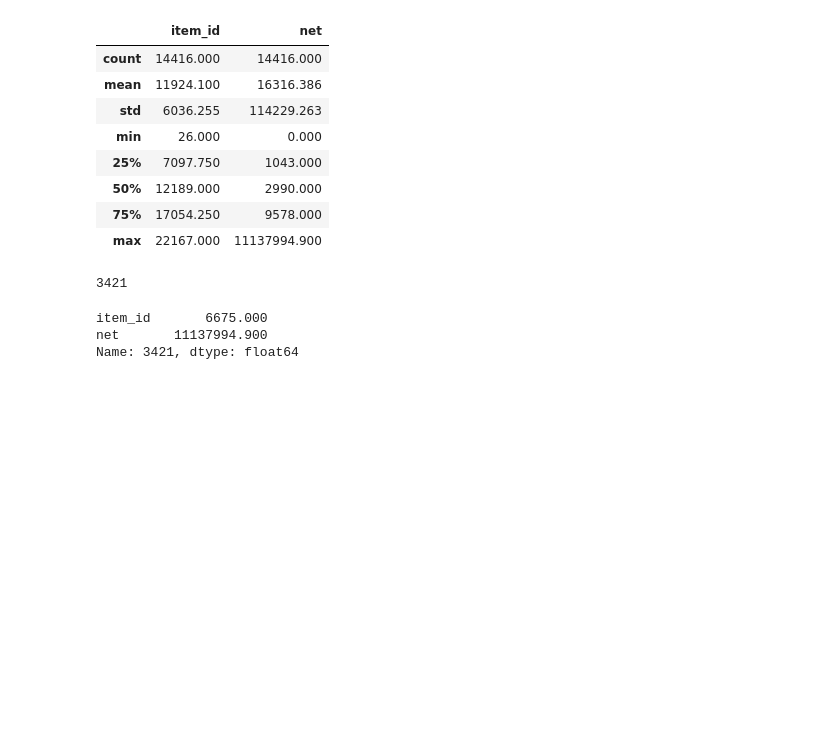
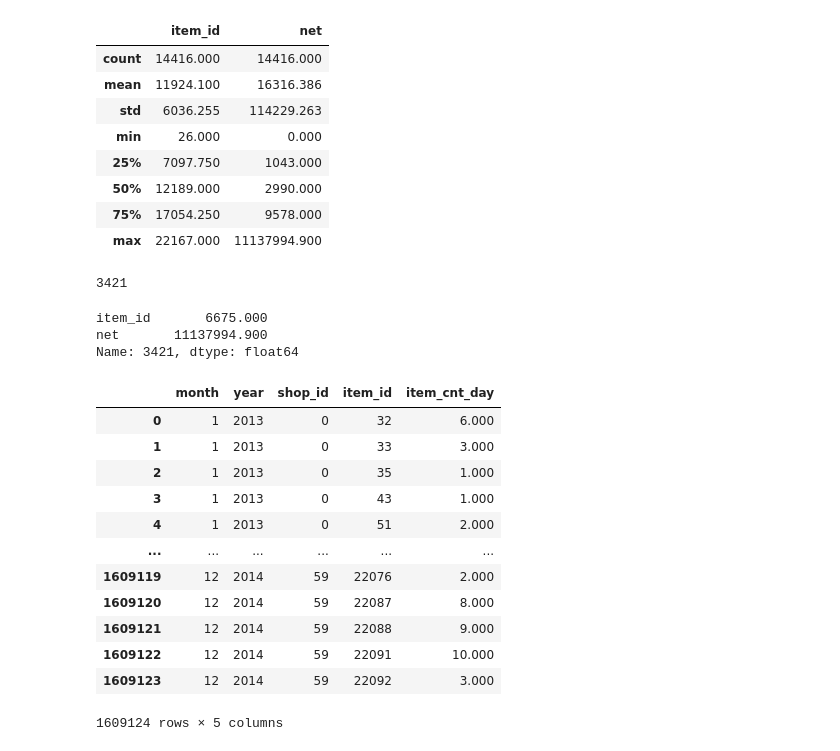
Before and after one commit to tutss/kaggle, a Jupyter notebook: competitions/how_to_win_a_data_science_competition/eda.ipynb, the cells around one changed output. Drawn from its saved outputs; the diff is of its cells as text; code cells hidden in the pictures; blank space fills up the shorter version.

```diff
--- a/competitions/how_to_win_a_data_science_competition/eda.ipynb
+++ b/competitions/how_to_win_a_data_science_competition/eda.ipynb
@@ -242,3 +313,21 @@ shop_31_items.iloc[3421]
 item_id       6675.000
 net       11137994.900
 Name: 3421, dtype: float64
+# %%
+shop_item_gb = sales_train[['shop_id', 'item_id', 'item_cnt_day', 'month', 'year']].groupby(['month', 'year', 'shop_id', 'item_id'], as_index=False).sum()
+# %%
+shop_item_gb
+# %% [output]
+|  | month | year | shop_id | item_id | item_cnt_day |
+| 0 | 1 | 2013 | 0 | 32 | 6.000 |
+| 1 | 1 | 2013 | 0 | 33 | 3.000 |
+| 2 | 1 | 2013 | 0 | 35 | 1.000 |
+| 3 | 1 | 2013 | 0 | 43 | 1.000 |
+| 4 | 1 | 2013 | 0 | 51 | 2.000 |
+| ... | ... | ... | ... | ... | ... |
+| 1609119 | 12 | 2014 | 59 | 22076 | 2.000 |
+| 1609120 | 12 | 2014 | 59 | 22087 | 8.000 |
+| 1609121 | 12 | 2014 | 59 | 22088 | 9.000 |
+| 1609122 | 12 | 2014 | 59 | 22091 | 10.000 |
+| 1609123 | 12 | 2014 | 59 | 22092 | 3.000 |
+1609124 rows × 5 columns
```
Also changed, not shown: parts of 19 cells of this notebook, 11 other files.
